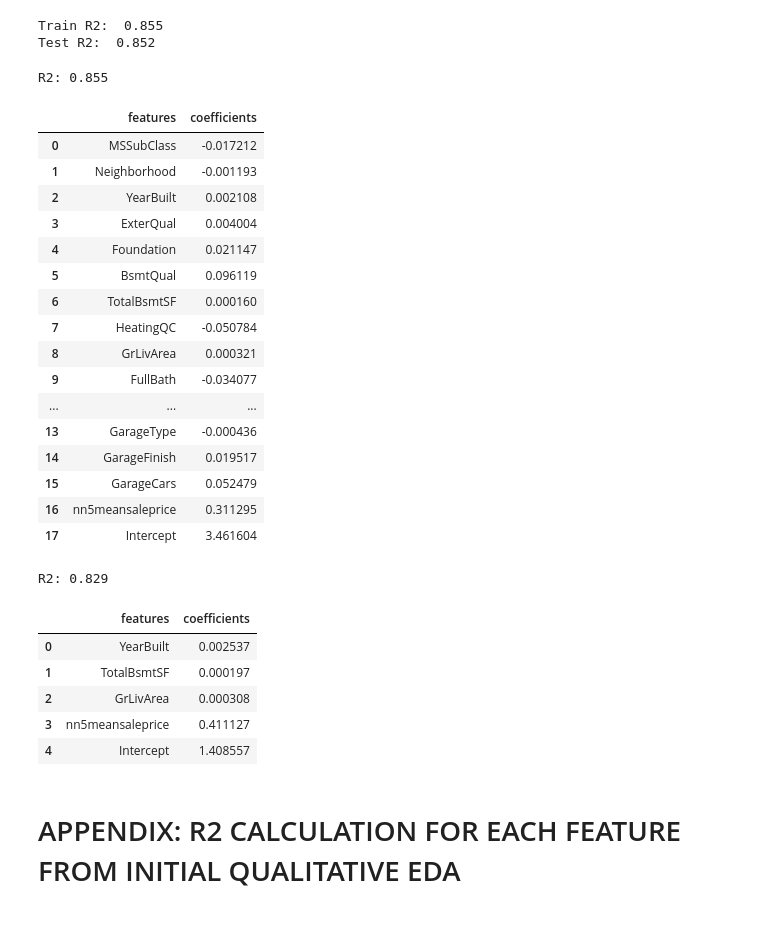
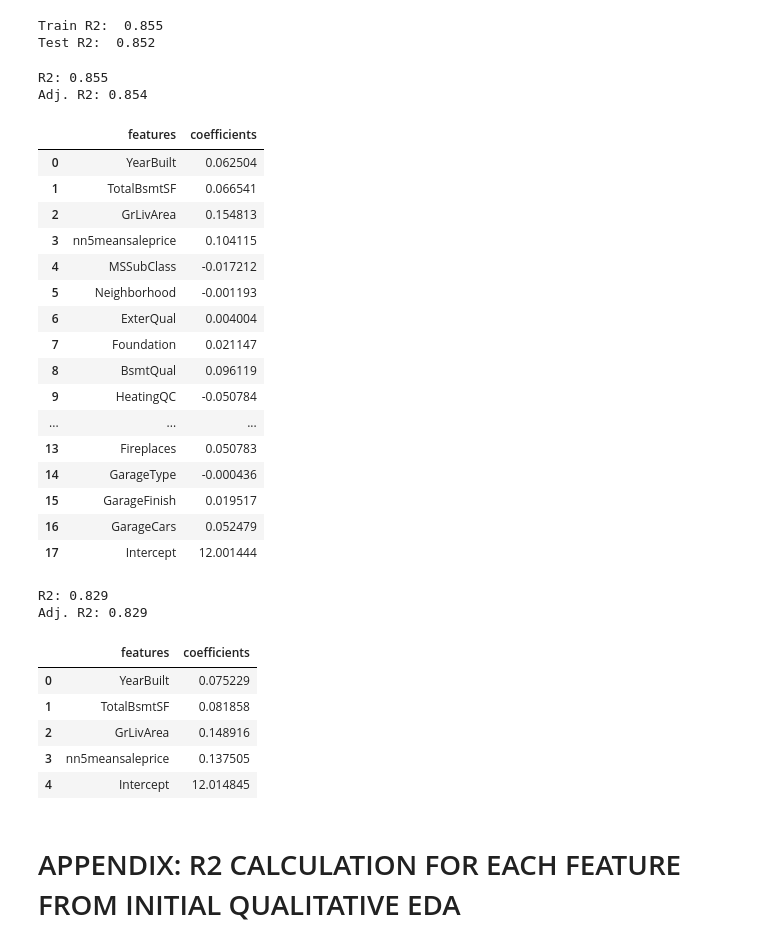
Before and after one commit to hckim1991/HousingProject, a Jupyter notebook: Features Selection - Price.ipynb, the cells around one changed output. Saved outputs shown, nothing was run; the diff lists cells and outputs as text; code cells hidden in the pictures.

```diff
--- a/Features Selection - Price.ipynb
+++ b/Features Selection - Price.ipynb
@@ -358,6 +358,16 @@ housing_temp['KitchenQual'] = housing_temp['KitchenQual'] == 'Gd'
 housing_temp['GarageType'] = housing_temp['GarageType'] == 'Detchd'
 housing_temp['GarageFinish'] = housing_temp['GarageFinish'] == 'Fin'
 
+scaler = StandardScaler()
+data = housing_temp[['YearBuilt', 'TotalBsmtSF', 'GrLivArea', 'nn5meansaleprice']].copy()
+scaler.fit(data)
+scaled_data = pd.DataFrame(scaler.transform(data), columns = data.columns)
+housing_temp = pd.concat([scaled_data, housing_temp[['MSSubClass', 'Neighborhood', 'ExterQual', 'Foundation', 'BsmtQual',
+                                                     'HeatingQC', 'FullBath', 'TotRmsAbvGrd', 'KitchenQual', 'Fireplaces',
+                                                     'GarageType', 'GarageFinish', 'GarageCars', 'LogSalePrice']]],
+                         axis = 1)
+
+
 housing_temp = housing_temp[~housing_temp.isnull().any(axis = 1)].reset_index().drop('index', axis = 1)
 # %%
 regression = LinearRegression()
@@ -383,42 +393,50 @@ Test R2:  0.852
 # %%
 regression.fit(housing_temp.loc[:, housing_temp.columns != 'LogSalePrice'], housing_temp['LogSalePrice'])
 print('R2: %.3f'%regression.score(housing_temp.loc[:, housing_temp.columns != 'LogSalePrice'], housing_temp['LogSalePrice']))
+adj_R2 = 1 - (1 - regression.score(housing_temp.loc[:, housing_temp.columns != 'LogSalePrice'],
+                          housing_temp['LogSalePrice'])) * (len(housing_temp['LogSalePrice']) - 1) / (len(housing_temp['LogSalePrice']) - housing_temp.loc[:, housing_temp.columns != 'LogSalePrice'].shape[1]-1)
+print(f'Adj. R2: {adj_R2:.3}')
 pd.concat([pd.DataFrame({'features': housing_temp.columns[:-1].values, 'coefficients': regression.coef_}),
            pd.DataFrame({'features': ['Intercept'], 'coefficients': regression.intercept_})], axis = 0).reset_index().drop('index', axis = 1)
 # %% [output]
 R2: 0.855
+Adj. R2: 0.854
 |  | features | coefficients |
-| 0 | MSSubClass | -0.017212 |
-| 1 | Neighborhood | -0.001193 |
-| 2 | YearBuilt | 0.002108 |
-| 3 | ExterQual | 0.004004 |
-| 4 | Foundation | 0.021147 |
-| 5 | BsmtQual | 0.096119 |
-| 6 | TotalBsmtSF | 0.000160 |
-| 7 | HeatingQC | -0.050784 |
-| 8 | GrLivArea | 0.000321 |
-| 9 | FullBath | -0.034077 |
+| 0 | YearBuilt | 0.062504 |
+| 1 | TotalBsmtSF | 0.066541 |
+| 2 | GrLivArea | 0.154813 |
+| 3 | nn5meansaleprice | 0.104115 |
+| 4 | MSSubClass | -0.017212 |
+| 5 | Neighborhood | -0.001193 |
+| 6 | ExterQual | 0.004004 |
+| 7 | Foundation | 0.021147 |
+| 8 | BsmtQual | 0.096119 |
+| 9 | HeatingQC | -0.050784 |
 | ... | ... | ... |
-| 13 | GarageType | -0.000436 |
-| 14 | GarageFinish | 0.019517 |
-| 15 | GarageCars | 0.052479 |
-| 16 | nn5meansaleprice | 0.311295 |
-| 17 | Intercept | 3.461604 |
+| 13 | Fireplaces | 0.050783 |
+| 14 | GarageType | -0.000436 |
+| 15 | GarageFinish | 0.019517 |
+| 16 | GarageCars | 0.052479 |
+| 17 | Intercept | 12.001444 |
 # %%
 housing_temp = housing_temp[['YearBuilt', 'TotalBsmtSF', 'GrLivArea', 'nn5meansaleprice', 'LogSalePrice']]
 # %%
 regression.fit(housing_temp.loc[:, housing_temp.columns != 'LogSalePrice'], housing_temp['LogSalePrice'])
 print('R2: %.3f'%regression.score(housing_temp.loc[:, housing_temp.columns != 'LogSalePrice'], housing_temp['LogSalePrice']))
+adj_R2 = 1 - (1 - regression.score(housing_temp.loc[:, housing_temp.columns != 'LogSalePrice'],
+                          housing_temp['LogSalePrice'])) * (len(housing_temp['LogSalePrice']) - 1) / (len(housing_temp['LogSalePrice']) - housing_temp.loc[:, housing_temp.columns != 'LogSalePrice'].shape[1]-1)
+print(f'Adj. R2: {adj_R2:.3}')
 pd.concat([pd.DataFrame({'features': housing_temp.columns[:-1].values, 'coefficients': regression.coef_}),
            pd.DataFrame({'features': ['Intercept'], 'coefficients': regression.intercept_})], axis = 0).reset_index().drop('index', axis = 1)
 # %% [output]
 R2: 0.829
+Adj. R2: 0.829
 |  | features | coefficients |
-| 0 | YearBuilt | 0.002537 |
-| 1 | TotalBsmtSF | 0.000197 |
-| 2 | GrLivArea | 0.000308 |
-| 3 | nn5meansaleprice | 0.411127 |
-| 4 | Intercept | 1.408557 |
+| 0 | YearBuilt | 0.075229 |
+| 1 | TotalBsmtSF | 0.081858 |
+| 2 | GrLivArea | 0.148916 |
+| 3 | nn5meansaleprice | 0.137505 |
+| 4 | Intercept | 12.014845 |
 # %% [markdown]
 # APPENDIX: R2 CALCULATION FOR EACH FEATURE FROM INITIAL QUALITATIVE EDA
 # %% [markdown]
```
Also changed, not shown: parts of 4 cells of this notebook, 3 other files.
